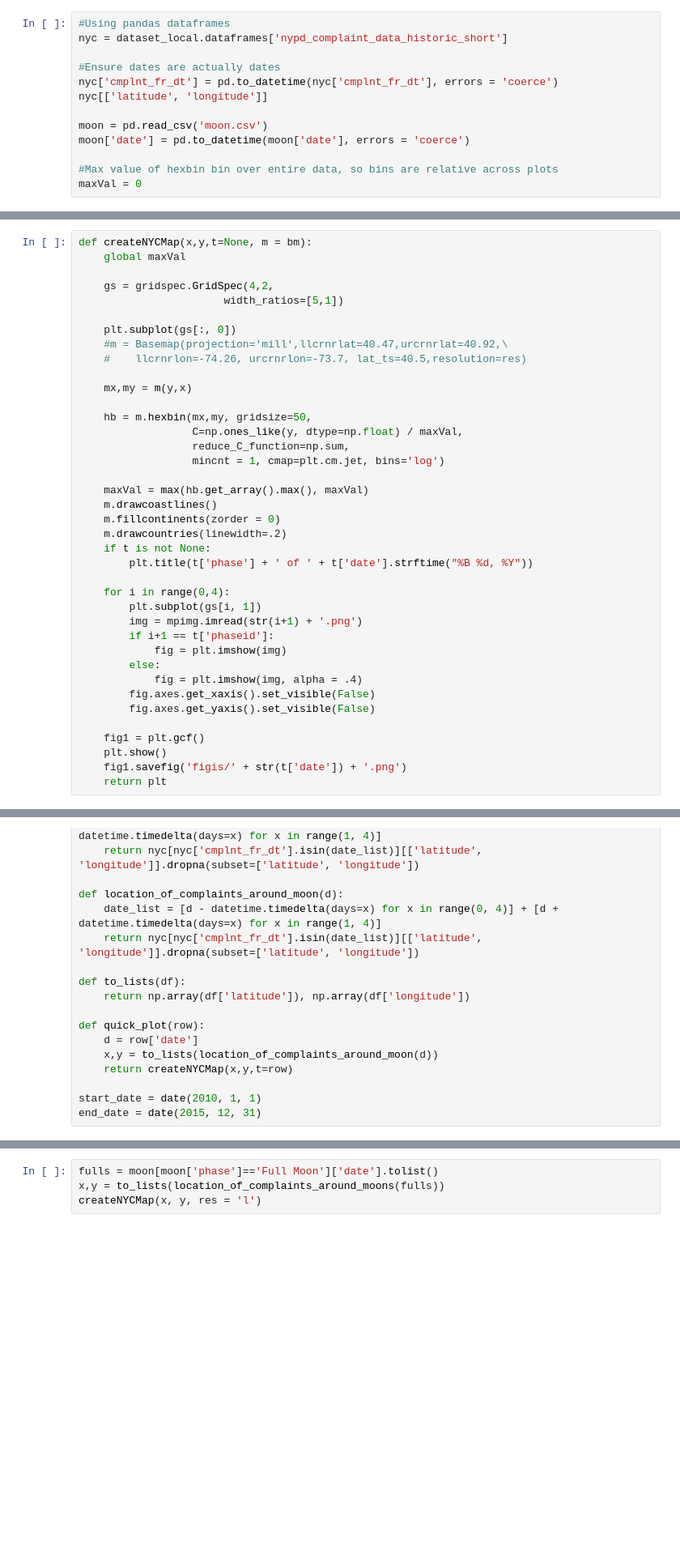
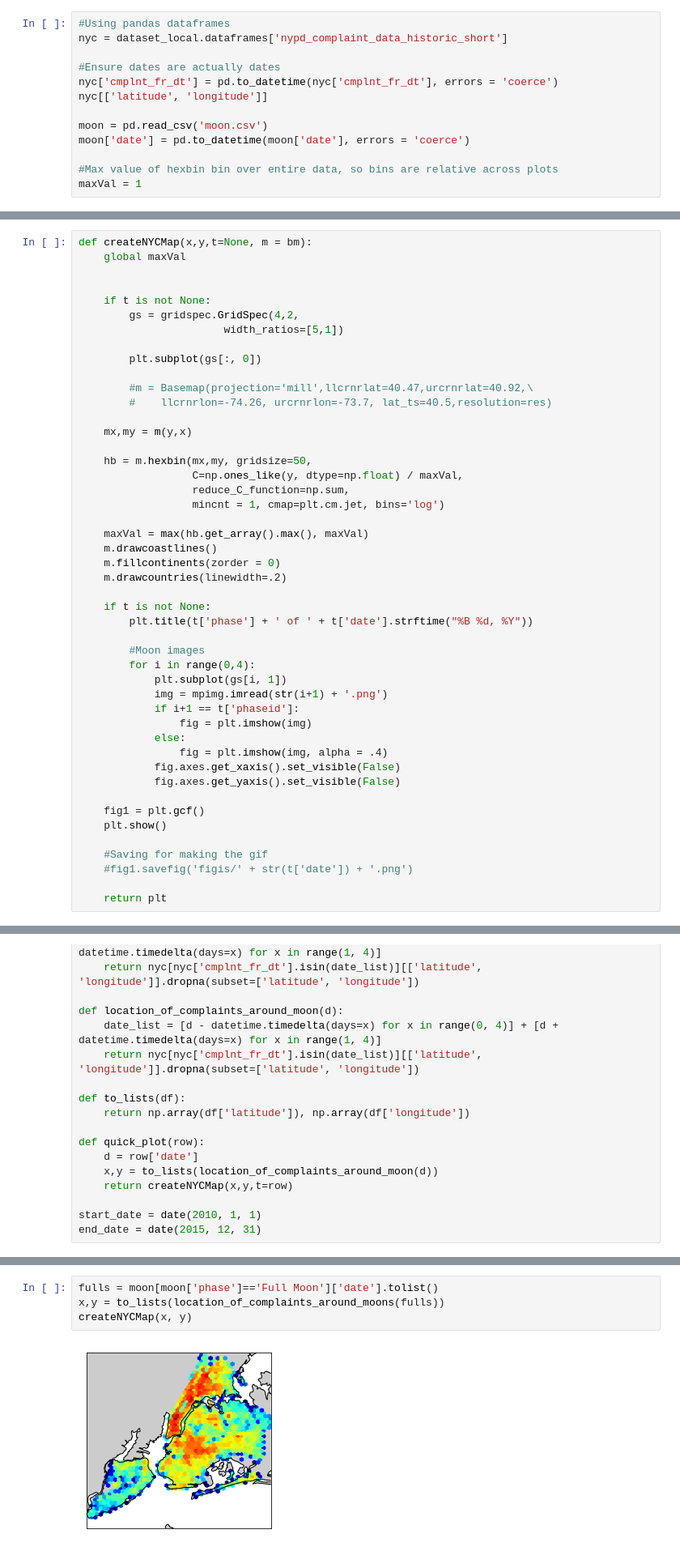
Before and after one commit to markjm/NYCMoonCrime, a Jupyter notebook: NYCMoonCrime.ipynb, the cells around one changed output, grey strips where cells are left out. Shown at 81% size. Drawn from its saved outputs; the diff is of its cells as text; blank space fills up the shorter version.

```diff
--- a/NYCMoonCrime.ipynb
+++ b/NYCMoonCrime.ipynb
@@ -53,5 +71,5 @@ moon = pd.read_csv('moon.csv')
 moon['date'] = pd.to_datetime(moon['date'], errors = 'coerce')
 
 #Max value of hexbin bin over entire data, so bins are relative across plots
-maxVal = 0
+maxVal = 1
 # %%
@@ -66,12 +98,15 @@ bm = Basemap(projection='mill',llcrnrlat=40.47,urcrnrlat=40.92,\
 def createNYCMap(x,y,t=None, m = bm):
     global maxVal
 
-    gs = gridspec.GridSpec(4,2,
+
+    if t is not None:
+        gs = gridspec.GridSpec(4,2,
                        width_ratios=[5,1])
 
-    plt.subplot(gs[:, 0])
-    #m = Basemap(projection='mill',llcrnrlat=40.47,urcrnrlat=40.92,\
-    #    llcrnrlon=-74.26, urcrnrlon=-73.7, lat_ts=40.5,resolution=res)
+        plt.subplot(gs[:, 0])
+
+        #m = Basemap(projection='mill',llcrnrlat=40.47,urcrnrlat=40.92,\
+        #    llcrnrlon=-74.26, urcrnrlon=-73.7, lat_ts=40.5,resolution=res)
 
     mx,my = m(y,x)
 
@@ -84,22 +119,27 @@ def createNYCMap(x,y,t=None, m = bm):
     m.drawcoastlines()
     m.fillcontinents(zorder = 0)
     m.drawcountries(linewidth=.2)
+
     if t is not None:
         plt.title(t['phase'] + ' of ' + t['date'].strftime("%B %d, %Y"))
 
-    for i in range(0,4):
-        plt.subplot(gs[i, 1])
-        img = mpimg.imread(str(i+1) + '.png')
-        if i+1 == t['phaseid']:
-            fig = plt.imshow(img)
-        else:
-            fig = plt.imshow(img, alpha = .4)
-        fig.axes.get_xaxis().set_visible(False)
-        fig.axes.get_yaxis().set_visible(False)
+        #Moon images
+        for i in range(0,4):
+            plt.subplot(gs[i, 1])
+            img = mpimg.imread(str(i+1) + '.png')
+            if i+1 == t['phaseid']:
+                fig = plt.imshow(img)
+            else:
+                fig = plt.imshow(img, alpha = .4)
+            fig.axes.get_xaxis().set_visible(False)
+            fig.axes.get_yaxis().set_visible(False)
 
     fig1 = plt.gcf()
     plt.show()
-    fig1.savefig('figis/' + str(t['date']) + '.png')
+
+    #Saving for making the gif
+    #fig1.savefig('figis/' + str(t['date']) + '.png')
+
     return plt
 # %%
 #Util functions, seem pretty self-explanatory
@@ -150,4 +207,6 @@ createNYCMap(x,y)
 # %%
 fulls = moon[moon['phase']=='Full Moon']['date'].tolist()
 x,y = to_lists(location_of_complaints_around_moons(fulls))
-createNYCMap(x, y, res = 'l')
+createNYCMap(x, y)
+# %% [output]
+[figure, added]
```
Also changed, not shown: parts of 11 cells of this notebook.
